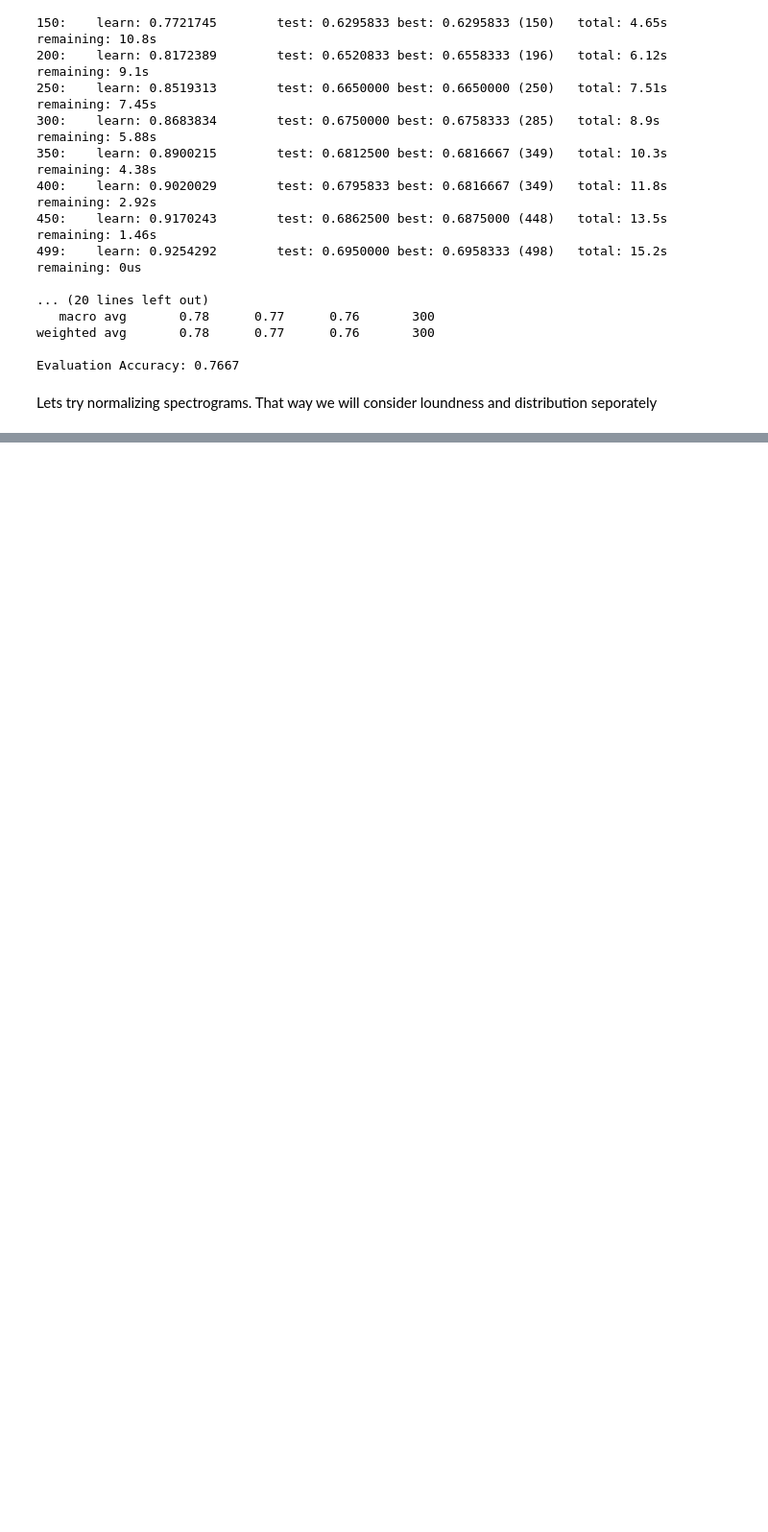
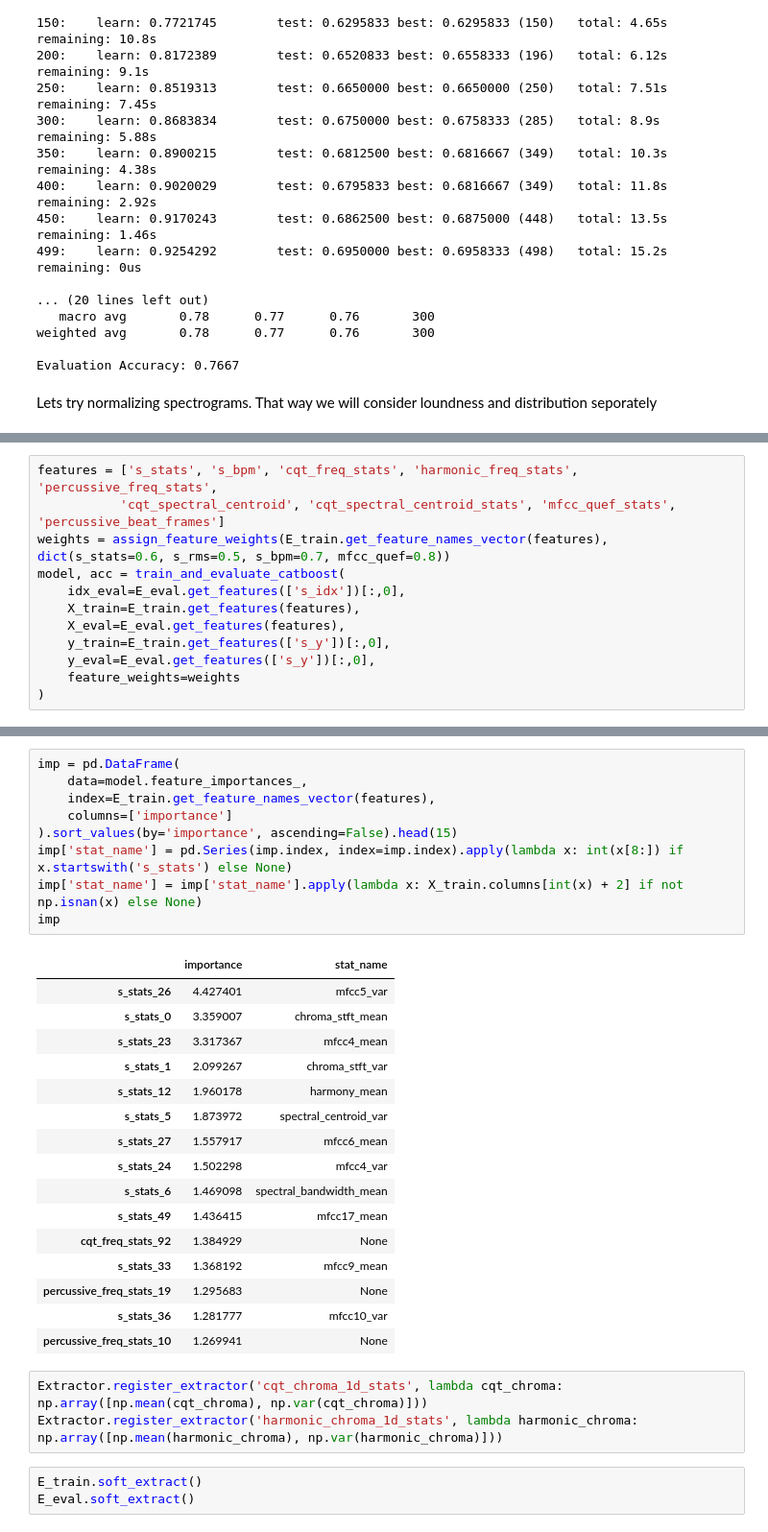
Before and after one commit to dmitrysluch/ariel-tds-music-genre, a Jupyter notebook: genre_detenction_ext.ipynb, the cells around one changed output, grey strips where cells are left out. Shown at 96% size. Cells and saved outputs as stored; diff of their text form; blank space fills up the shorter version.

Commit message:
Expiremented with harmonics and spectral statistics

```diff
--- a/genre_detenction_ext.ipynb
+++ b/genre_detenction_ext.ipynb
@@ -1048,0 +1122,12 @@ Lets try normalizing spectrograms. That way we will consider loundness and distr
+# %%
+features = ['s_stats', 's_bpm', 'cqt_freq_stats', 'harmonic_freq_stats', 'percussive_freq_stats',
+           'cqt_spectral_centroid', 'cqt_spectral_centroid_stats', 'mfcc_quef_stats', 'percussive_beat_frames']
+weights = assign_feature_weights(E_train.get_feature_names_vector(features), dict(s_stats=0.6, s_rms=0.5, s_bpm=0.7, mfcc_quef=0.8))
+model, acc = train_and_evaluate_catboost(
+    idx_eval=E_eval.get_features(['s_idx'])[:,0],
+    X_train=E_train.get_features(features),
+    X_eval=E_eval.get_features(features),
+    y_train=E_train.get_features(['s_y'])[:,0],
+    y_eval=E_eval.get_features(['s_y'])[:,0],
+    feature_weights=weights
+)
@@ -1048,0 +1153,32 @@ Lets try normalizing spectrograms. That way we will consider loundness and distr
+# %%
+imp = pd.DataFrame(
+    data=model.feature_importances_,
+    index=E_train.get_feature_names_vector(features),
+    columns=['importance']
+).sort_values(by='importance', ascending=False).head(15)
+imp['stat_name'] = pd.Series(imp.index, index=imp.index).apply(lambda x: int(x[8:]) if x.startswith('s_stats') else None)
+imp['stat_name'] = imp['stat_name'].apply(lambda x: X_train.columns[int(x) + 2] if not np.isnan(x) else None)
+imp
+# %% [output]
+|  | importance | stat_name |
+| s_stats_26 | 4.427401 | mfcc5_var |
+| s_stats_0 | 3.359007 | chroma_stft_mean |
+| s_stats_23 | 3.317367 | mfcc4_mean |
+| s_stats_1 | 2.099267 | chroma_stft_var |
+| s_stats_12 | 1.960178 | harmony_mean |
+| s_stats_5 | 1.873972 | spectral_centroid_var |
+| s_stats_27 | 1.557917 | mfcc6_mean |
+| s_stats_24 | 1.502298 | mfcc4_var |
+| s_stats_6 | 1.469098 | spectral_bandwidth_mean |
+| s_stats_49 | 1.436415 | mfcc17_mean |
+| cqt_freq_stats_92 | 1.384929 | None |
+| s_stats_33 | 1.368192 | mfcc9_mean |
+| percussive_freq_stats_19 | 1.295683 | None |
+| s_stats_36 | 1.281777 | mfcc10_var |
+| percussive_freq_stats_10 | 1.269941 | None |
+# %%
+Extractor.register_extractor('cqt_chroma_1d_stats', lambda cqt_chroma: np.array([np.mean(cqt_chroma), np.var(cqt_chroma)]))
+Extractor.register_extractor('harmonic_chroma_1d_stats', lambda harmonic_chroma: np.array([np.mean(harmonic_chroma), np.var(harmonic_chroma)]))
+# %%
+E_train.soft_extract()
+E_eval.soft_extract()
```
Also changed, not shown: parts of 12 cells of this notebook.
